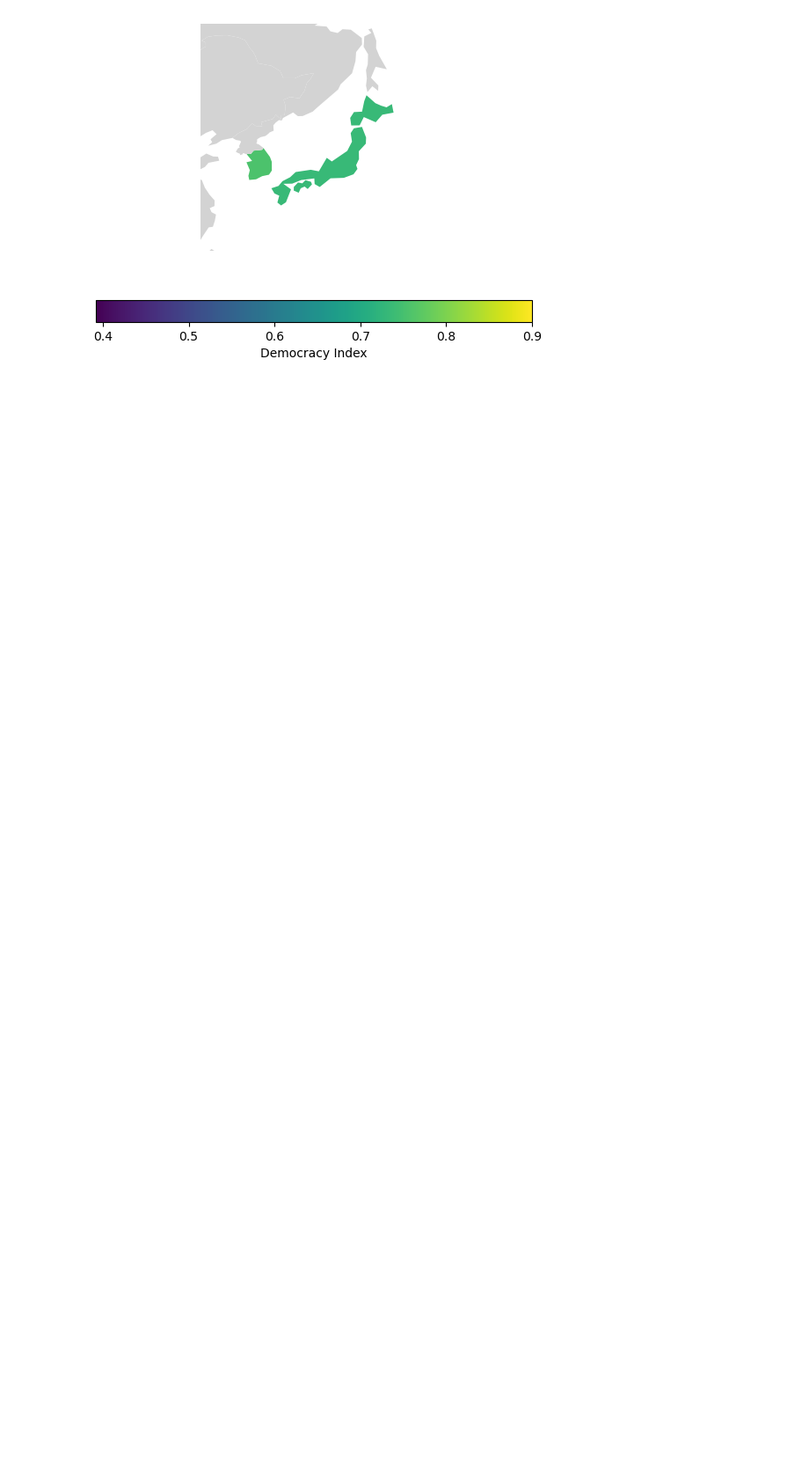
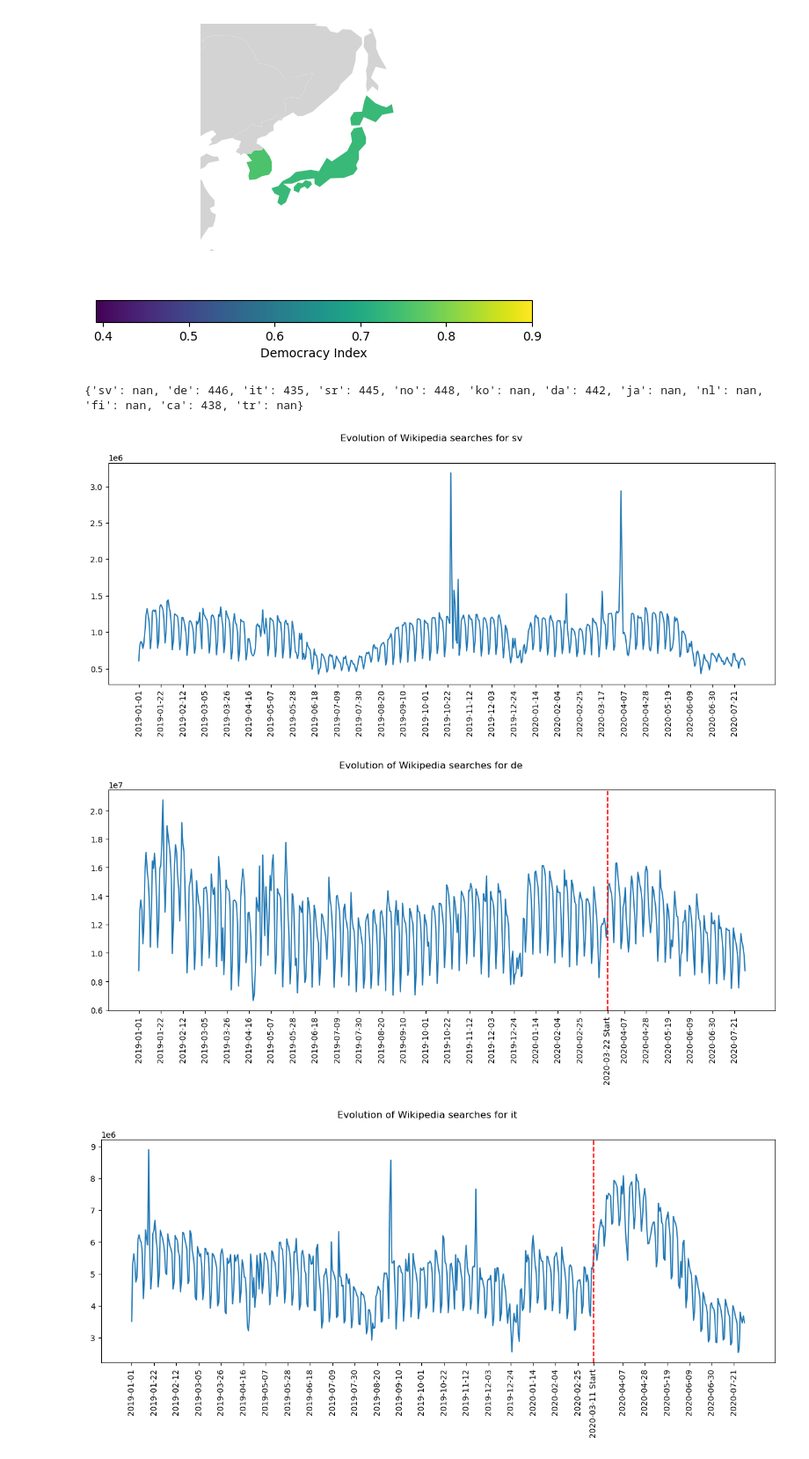
Before and after one commit to epfl-ada/ada-2022-project-datamineurs, a Jupyter notebook: project_bench.ipynb, the cells around one changed output. Shown at 88% size. Drawn from its saved outputs; the diff is of its cells as text; code cells hidden in the pictures; blank space fills up the shorter version.

Commit message:
CHANGE INTERVENTIONS

```diff
--- a/project_bench.ipynb
+++ b/project_bench.ipynb
@@ -8,6 +10,7 @@ import geopandas as gpd
 path= './data/'
 df=pd.read_csv(path + 'Country_data.csv')
 df_topics_linked = pd.read_csv(path + 'topics_linked.csv.xz')
+df_interventions = pd.read_csv(path + 'interventions.csv')
 # %%
 df_topics_linked.head()
 # %% [output]
@@ -54,0 +62,62 @@ plt.show()
+# %%
+wiki_versions =['sv','de','it','sr','no','ko','da','ja','nl','fi','ca','tr']
+#Here we want to plot how each topic evolved during the pandemics with respect to the normal
+lockdown_start_dic={'sv': 435,'de':435,'it':435,'sr':435,'no':435,'ko':435,'da':435,'ja':435,'nl':435,'fi':435,'ca':435,'tr':435}
+for c in wiki_versions:
+    # Let's put in the list time the list of the days of the considered period
+    time = list(json_timeseries[c]['sum'].keys())
+    # We just remove the hours
+    time = [t[:10] for t in time]
+
+    # Thanks to the dataframe df_interventions we can get the dates of the lockdown in Italy
+    lockdown_start = df_interventions.loc[df_interventions['lang'] == c]['Lockdown'].to_list()
+    lockdown_end = df_interventions.loc[df_interventions['lang'] == c]['Normalcy'].to_list()
+    start_index=float('nan')
+    if (lockdown_start[0]==lockdown_start[0]) :
+        # We compute the index of these dates in the list of the days
+        start_index = time.index(lockdown_start[0])-365
+    lockdown_start_dic[c]=start_index
+print(lockdown_start_dic)
+# %% [output]
+{'sv': nan, 'de': 446, 'it': 435, 'sr': 445, 'no': 448, 'ko': nan, 'da': 442, 'ja': nan, 'nl': nan, 'fi': nan, 'ca': 438, 'tr': nan}
+# %%
+def Wiki_searches(version):
+    V=json_timeseries[version]['sum']
+    myList = V.items()
+    myList = sorted(myList)
+    x, y = zip(*myList)
+    return x[365:],y[365:]
+
+
+for c in wiki_versions:
+
+    # For the purpose of plotting our results we create a list of days with only 1 day in 21 and we also create a list of index for these days
+    time_reduced = [time[21*i+365] for i in range(int(len(time[365:])/21)+1)]
+    time_pos = [21*i for i in range(int(len(time[365:])/21)+1)]
+
+    lockdown_start = df_interventions.loc[df_interventions['lang'] == c]['Lockdown'].to_list()
+    start_index=float('nan')
+    if (lockdown_start[0]==lockdown_start[0]) :
+        # We compute the index of these dates in the list of the days
+        start_index = time.index(lockdown_start[0])-365
+        time_pos.append(start_index)
+        time_reduced.append(lockdown_start[0]+' Start')
+
+    # We also remove two points which are too close from the start/end of the lockdown to have a nice plot
+        time_pos.pop(time_reduced.index('2020-03-17'))
+        time_reduced.pop(time_reduced.index('2020-03-17'))
+
+
+    fig, ax1 = plt.subplots(figsize=(15,5))
+    x,y=Wiki_searches(c)
+    ax1.plot(x, y)
+    if lockdown_start_dic[c]==lockdown_start_dic[c]:
+        ax1.axvline(x = lockdown_start_dic[c], color = 'r',ls='--', label = 'Year = 2020')
+    fig.suptitle("Evolution of Wikipedia searches for {version}".format(version=c))
+    ax1.set_xticks(time_pos,time_reduced,fontsize=10)
+    ax1.tick_params('x',labelrotation=90)
+    plt.show()
+# %% [output]
+[figure, added]
+[figure, added]
+[figure, added]
```
Also changed, not shown: parts of 3 cells of this notebook, 1 other file.
